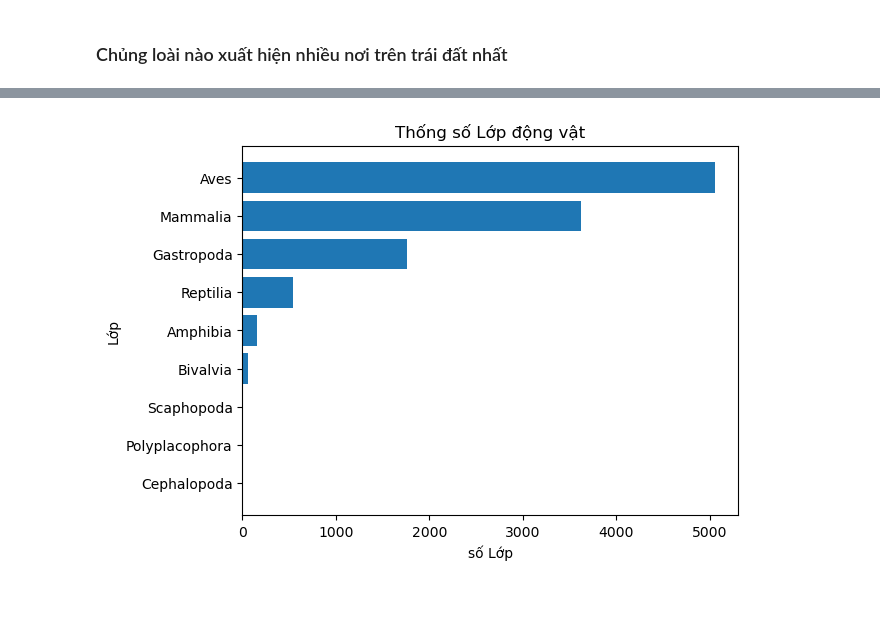
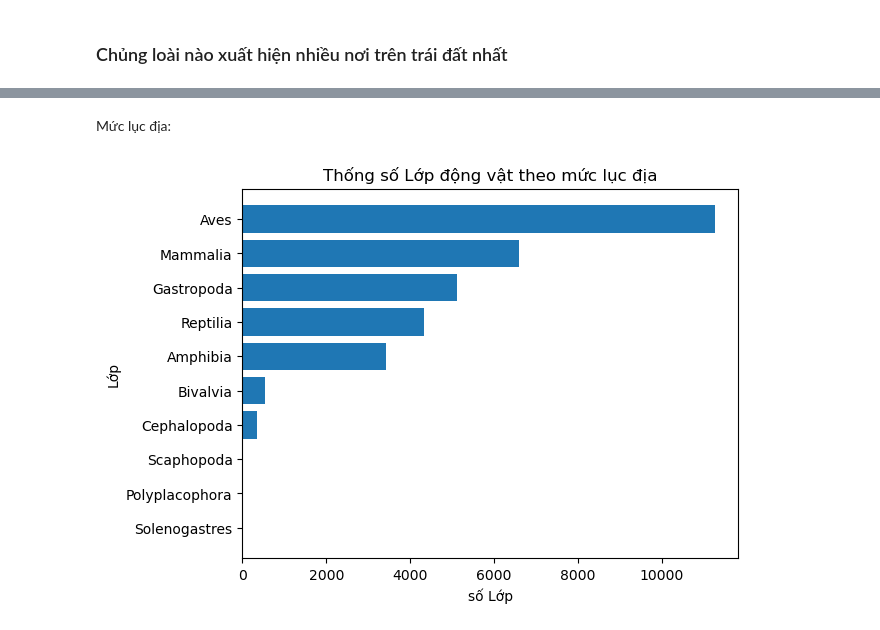
Before and after one commit to hoangitusk20/NMKHDL_doAn, a Jupyter notebook: DoAnCK/source/dat_va_tra_loi_cau_hoi/Huy.ipynb, the cells around one changed output, grey strips where cells are left out. Drawn from its saved outputs; the diff is of its cells as text; code cells hidden in the pictures; blank space fills up the shorter version.

```diff
--- a/DoAnCK/source/dat_va_tra_loi_cau_hoi/Huy.ipynb
+++ b/DoAnCK/source/dat_va_tra_loi_cau_hoi/Huy.ipynb
@@ -96 +128,7 @@ Chủng loài nói đến ở đây là bậc phân loại. Chúng ta cần ch
+# %%
+animal_by_continents = data_df[['Order','Class','Continents']]
+animal_by_continents=animal_by_continents.explode('Continents')
+
+animal_by_countries = data_df[['Order','Class','Countries']]
+animal_by_countries=animal_by_countries.explode('Countries')
 # %% [markdown]
@@ -98,4 +135,0 @@ Chủng loài nói đến ở đây là bậc phân loại. Chúng ta cần ch
-# %%
-animal_by_continents = data_df[['Order','Class','Continents']]
-animal_by_continents=animal_by_continents.explode('Continents').dropna()
-animal_by_continents
@@ -116,5 +136,7 @@ animal_by_continents
+# %% [markdown]
+Mức lục địa:
 # %%
-df = animal_by_continents.groupby('Class').Continents.count()
-draw_bar_chart(df.sort_values(), 'Thống số Lớp động vật', 'số Lớp', 'Lớp')
+df = animal_by_continents['Class'].value_counts()
+draw_bar_chart(df.sort_values(), 'Thống số Lớp động vật theo mức lục địa', 'số Lớp', 'Lớp')
 # %% [output]
-[figure, old version]
+[figure, new version]
```
Also changed, not shown: parts of 29 cells of this notebook.
